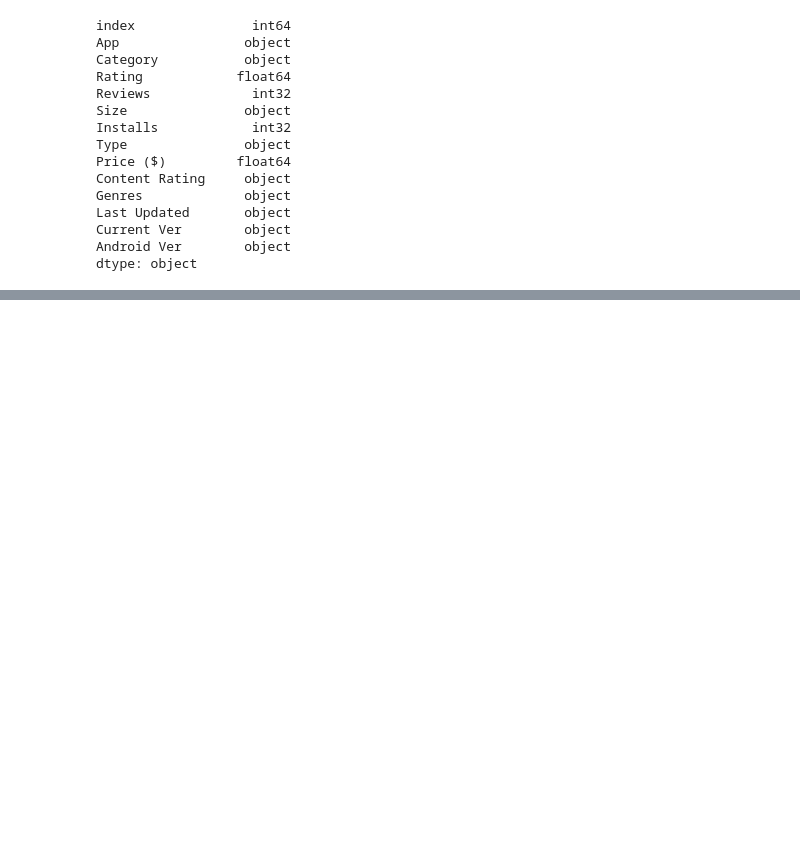
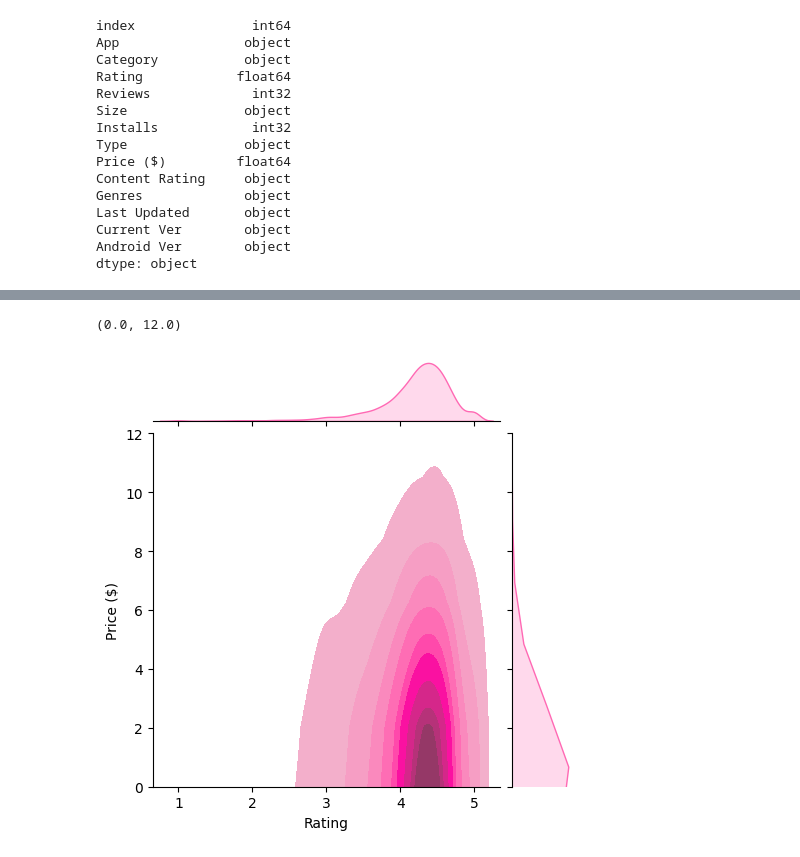
Before and after one commit to s-batish/data_visualisation_project, a Jupyter notebook: google_play_store_apps.ipynb, the cells around one changed output, grey strips where cells are left out. Saved outputs shown, nothing was run; the diff lists cells and outputs as text; code cells hidden in the pictures; blank space fills up the shorter version.

```diff
--- a/google_play_store_apps.ipynb
+++ b/google_play_store_apps.ipynb
@@ -283,0 +348,7 @@ apps
+# %%
+jointplot = sns.jointplot(x=apps['Rating'], y=apps['Price ($)'], kind='kde', color='hotpink', fill=True, height=5)
+# jointplot.set(ylim=(0,50))
+jointplot.ax_marg_y.set_ylim(0, 12)
+# %% [output]
+(0.0, 12.0)
+[figure, added]
```
Also changed, not shown: parts of 13 cells of this notebook.
